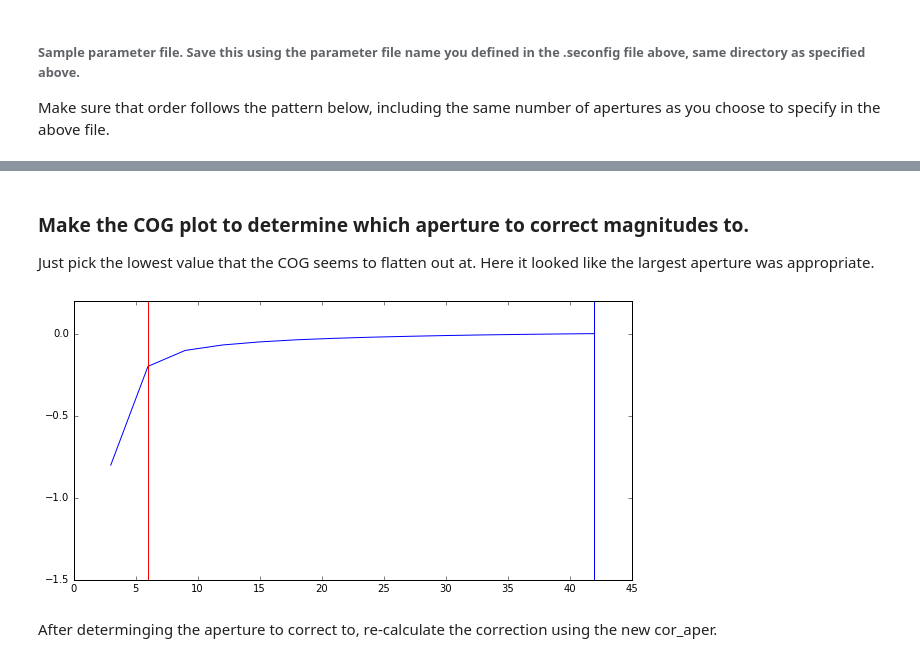
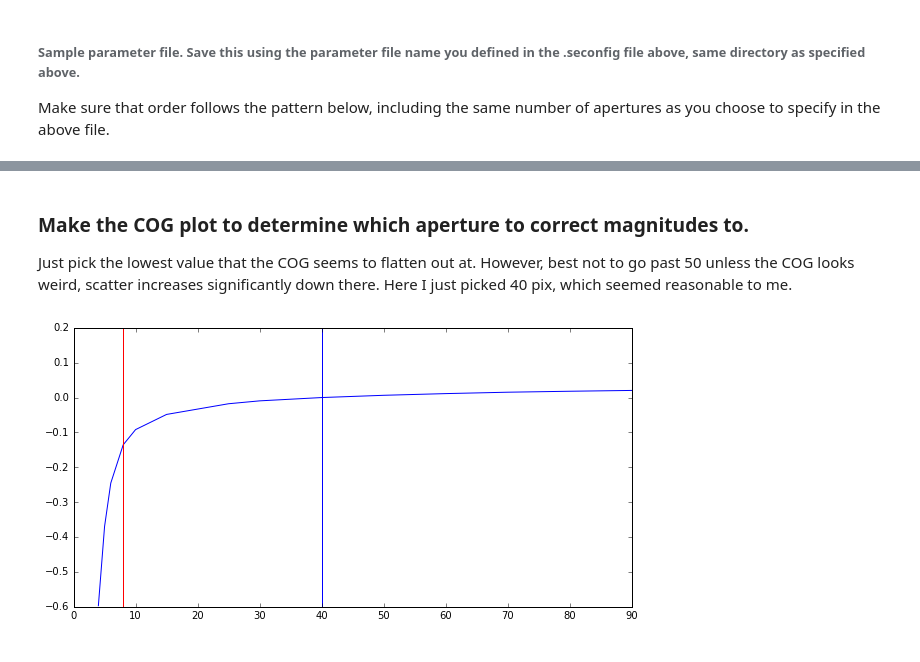
Before and after one commit to zachjennings/sluggs_phot_calibration, a Jupyter notebook: example_notebooks/aperture_photometry_calibrations_example.ipynb, the cells around one changed output, grey strips where cells are left out. Saved outputs shown, nothing was run; the diff lists cells and outputs as text; code cells hidden in the pictures.

```diff
--- a/example_notebooks/aperture_photometry_calibrations_example.ipynb
+++ b/example_notebooks/aperture_photometry_calibrations_example.ipynb
@@ -207,4 +207,4 @@ SyntaxError: invalid syntax (<ipython-input-83-47560b7fcb43>, line 1)
 run = os.system("sex -c "+ config_file + ' ' + file)
 # %%
 #read in the data. take this catalog name from what you specified for the above file.
-data = np.loadtxt('n3115_g_aper_cor.cat')
+data = np.loadtxt('i_n3115_aper.cat')
@@ -212,0 +218,23 @@ data.shape
+# %%
+#iterate on these values to select a reasonable stellar locus. Initially set wide values and then
+#narrow down to select reasonable locus.
+fwhm_max = 3.4   #maximum FWHM measurement to select
+
+fwhm_min = 3.0  #minimum FWHM to select out a reasonable locus of stars
+
+sat_cut = 18     #bright limiting magnitude.
+#Stars above this may be saturated, usually set to left end of main stellar locus
+
+faint_cut = 21  #faint limiting magnitude. Select at point where locus seems to expand, stars below this
+#too noisy to get good constraint from
+
+init_meas_aper = 3 #initial aperture for making the difference plot. Anything around 5-10 pix is fine, will refine
+#later
+
+init_cor_aper = 8 #initial correction aperture for making difference plot. Anything around ~30 pix is fine,
+#will also refine later.
+
+aper_cor,good = aperCor.calc_aper_cor(data,meas_aper=init_meas_aper,cor_aper=init_cor_aper,\
+                                      fwhm_max=fwhm_max,fwhm_min=fwhm_min,\
+                                      sat_cut=sat_cut,faint_cut=faint_cut)
+aperCor.make_diff_plot(data,good,meas_aper=init_meas_aper,cor_aper=init_cor_aper,xlim=(17,24),ylim=(-2,2))
@@ -223,13 +245,0 @@ Iterate on fwhm_max, fwhm_min, saturation and faint cuts to select reasonable sa
-# %%
-#iterate on these values to select a reasonable stellar locus. Initially set wide values and narrow.
-fwhm_max = 4.0   #maximum FWHM measurement to select
-fwhm_min = 3.6   #minimum FWHM to select out a reasonable locus of stars
-sat_cut = 17.5     #bright limiting magnitude.
-#Stars above this may be saturated, usually set to left end of main stellar locus
-
-faint_cut = 20  #faint limiting magnitude. Select at point where locus seems to expand, stars below this
-#too noisy to get good constraint from
-
-aper_cor,good = aperCor.calc_aper_cor(data,meas_aper=1,cor_aper=7,fwhm_max=fwhm_max,fwhm_min=fwhm_min,\
-                                      sat_cut=sat_cut,faint_cut=faint_cut)
-aperCor.make_diff_plot(data,good,meas_aper=1,cor_aper=7,xlim=(14,26))
@@ -238,9 +252,10 @@ aperCor.make_diff_plot(data,good,meas_aper=1,cor_aper=7,xlim=(14,26))
+# %%
+#once selected, fix the final measurement aperture
+fin_meas_aper = 3
 # %% [markdown]
 ### Make the COG plot to determine which aperture to correct magnitudes to.
-Just pick the lowest value that the COG seems to flatten out at. Here it looked like the largest aperture was appropriate.
+Just pick the lowest value that the COG seems to flatten out at. However, best not to go past 50 unless the COG looks weird, scatter increases significantly down there. Here I just picked 40 pix, which seemed reasonable to me.
 # %%
-aperCor.make_cog_plot(data[good,:],apers,ylim=(-1.5,0.2),cor_aper=13,meas_aper=1)
+aperCor.make_cog_plot(data[good,:],apers,ylim=(-0.6,0.2),cor_aper=8,meas_aper=fin_meas_aper)
 # %% [output]
-[figure, old version]
+[figure, new version]
-# %% [markdown]
-After determinging the aperture to correct to, re-calculate the correction using the new cor_aper.
```
Also changed, not shown: parts of 17 cells of this notebook, 3 other files.
